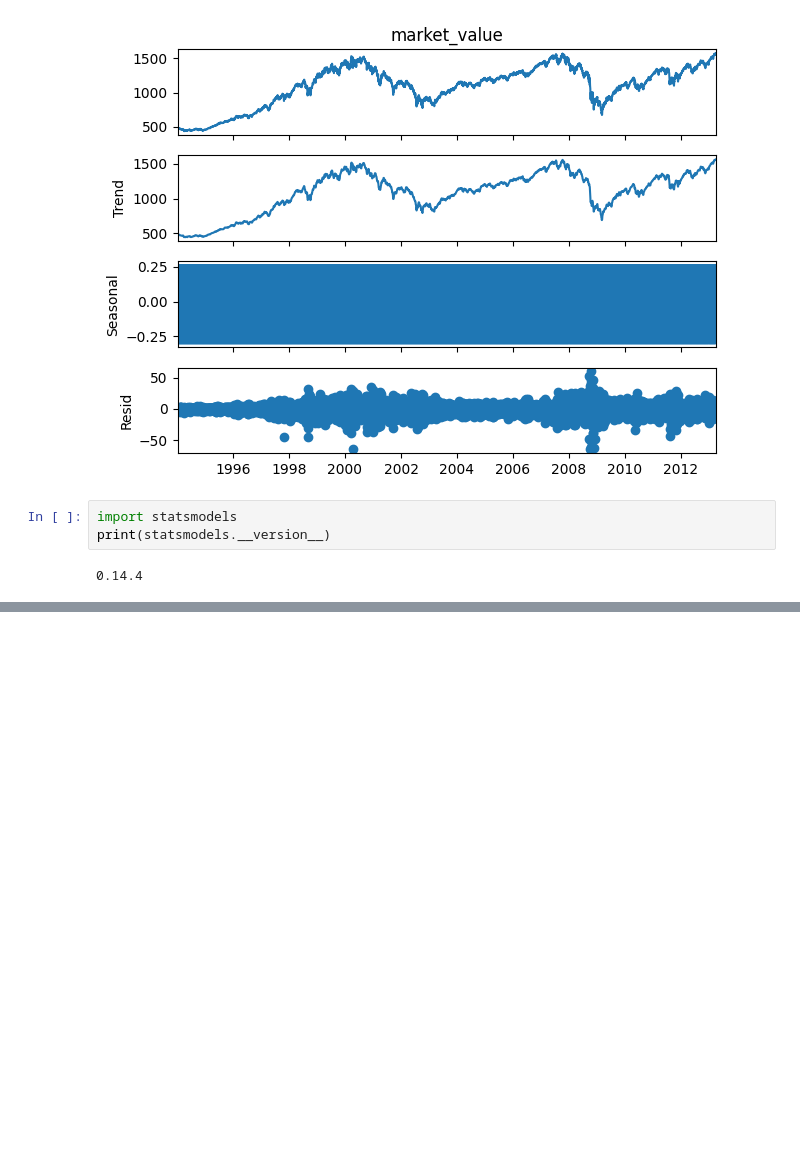
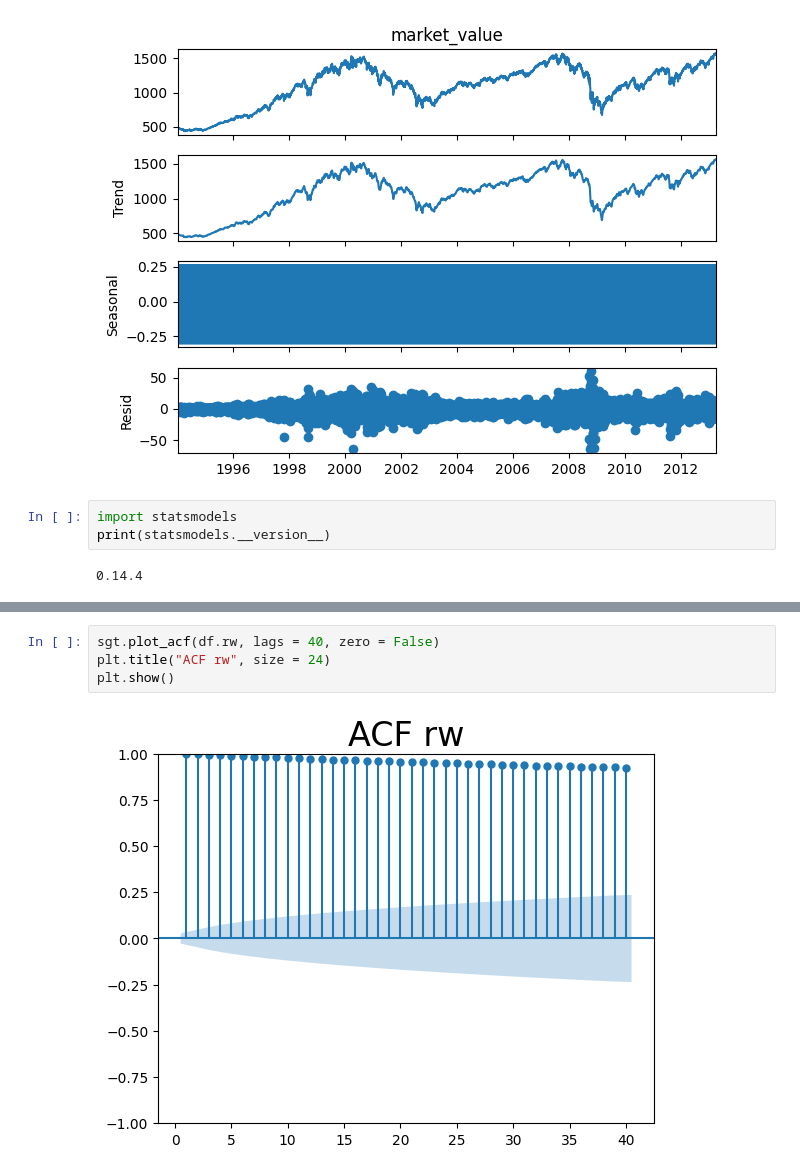
Before and after one commit to crlsrmrlsz/notebooks, a Jupyter notebook: timeseries/curso_times_series.ipynb, the cells around one changed output, grey strips where cells are left out. Saved outputs shown, nothing was run; the diff lists cells and outputs as text; blank space fills up the shorter version.

```diff
--- a/timeseries/curso_times_series.ipynb
+++ b/timeseries/curso_times_series.ipynb
@@ -338,0 +356,6 @@ plt.show()
+# %%
+sgt.plot_acf(df.rw, lags = 40, zero = False)
+plt.title("ACF rw", size = 24)
+plt.show()
+# %% [output]
+[figure, added]
```
Also changed, not shown: parts of 12 cells of this notebook, 1 other file.
